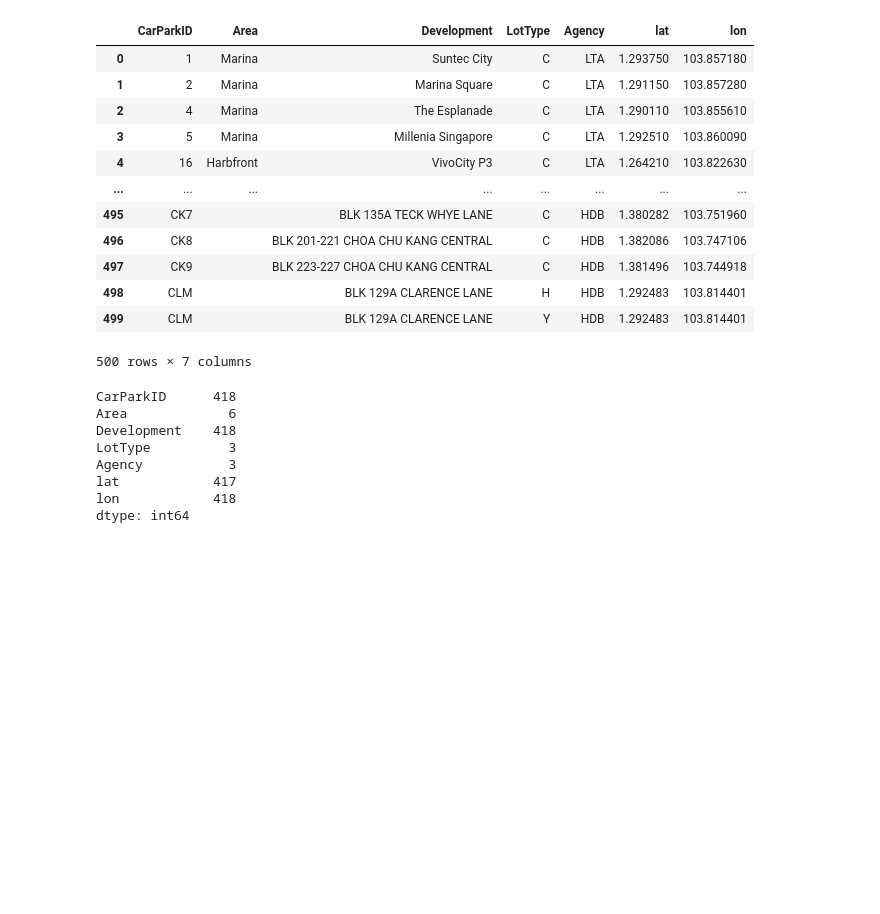
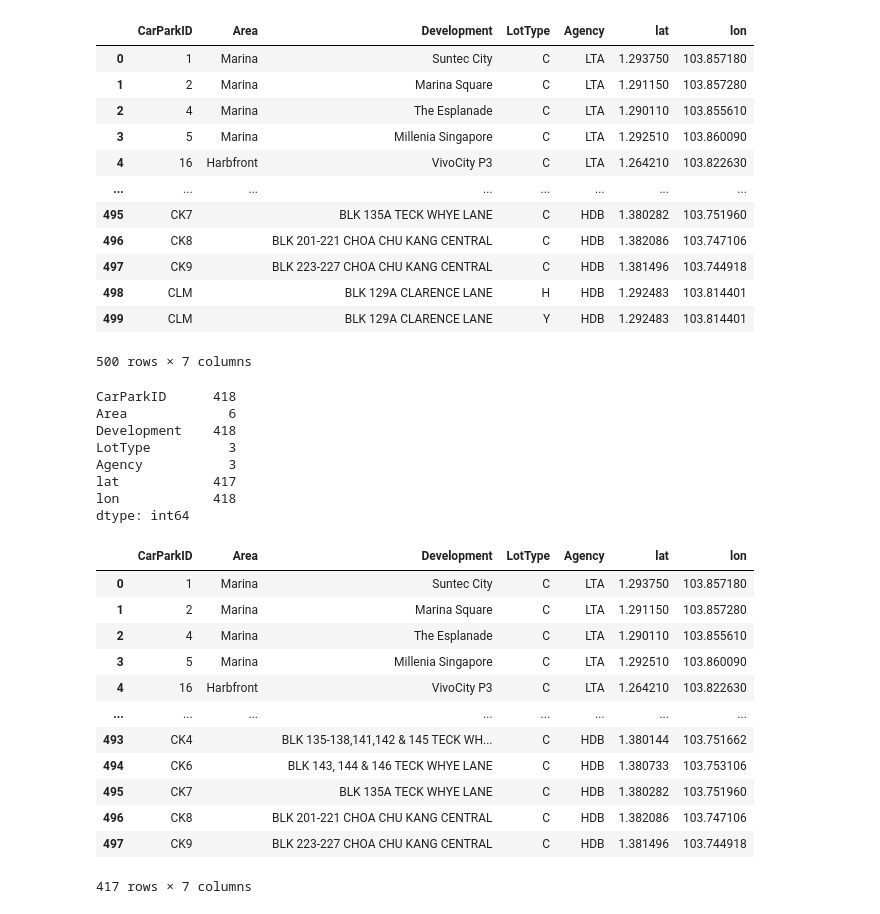
Before and after one commit to michieet/sdimod2proj, a Jupyter notebook: Untitled.ipynb, the cells around one changed output. Saved outputs shown, nothing was run; the diff lists cells and outputs as text; code cells hidden in the pictures; blank space fills up the shorter version.

```diff
--- a/Untitled.ipynb
+++ b/Untitled.ipynb
@@ -88,3 +88,19 @@ Agency           3
 lat            417
 lon            418
 dtype: int64
+# %%
+display(data[data["LotType"]=="C"])
+# %% [output]
+|  | CarParkID | Area | Development | LotType | Agency | lat | lon |
+| 0 | 1 | Marina | Suntec City | C | LTA | 1.293750 | 103.857180 |
+| 1 | 2 | Marina | Marina Square | C | LTA | 1.291150 | 103.857280 |
+| 2 | 4 | Marina | The Esplanade | C | LTA | 1.290110 | 103.855610 |
+| 3 | 5 | Marina | Millenia Singapore | C | LTA | 1.292510 | 103.860090 |
+| 4 | 16 | Harbfront | VivoCity P3 | C | LTA | 1.264210 | 103.822630 |
+| ... | ... | ... | ... | ... | ... | ... | ... |
+| 493 | CK4 |  | BLK 135-138,141,142 & 145 TECK WH... | C | HDB | 1.380144 | 103.751662 |
+| 494 | CK6 |  | BLK 143, 144 & 146 TECK WHYE LANE | C | HDB | 1.380733 | 103.753106 |
+| 495 | CK7 |  | BLK 135A TECK WHYE LANE | C | HDB | 1.380282 | 103.751960 |
+| 496 | CK8 |  | BLK 201-221 CHOA CHU KANG CENTRAL | C | HDB | 1.382086 | 103.747106 |
+| 497 | CK9 |  | BLK 223-227 CHOA CHU KANG CENTRAL | C | HDB | 1.381496 | 103.744918 |
+417 rows × 7 columns
```
Also changed, not shown: 2 other files.
